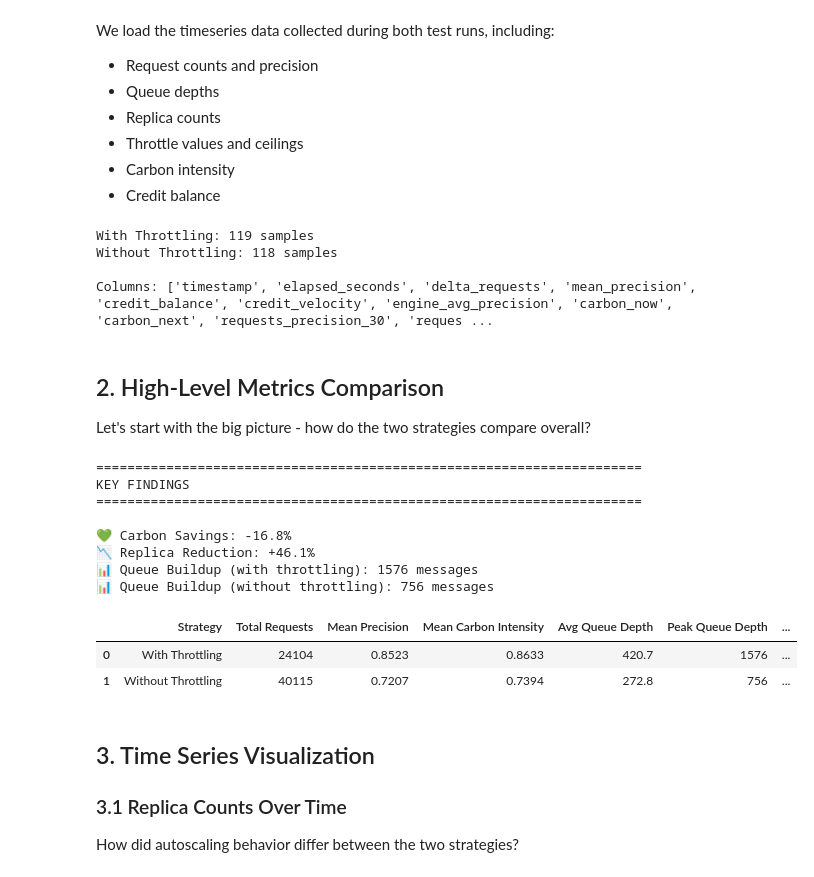
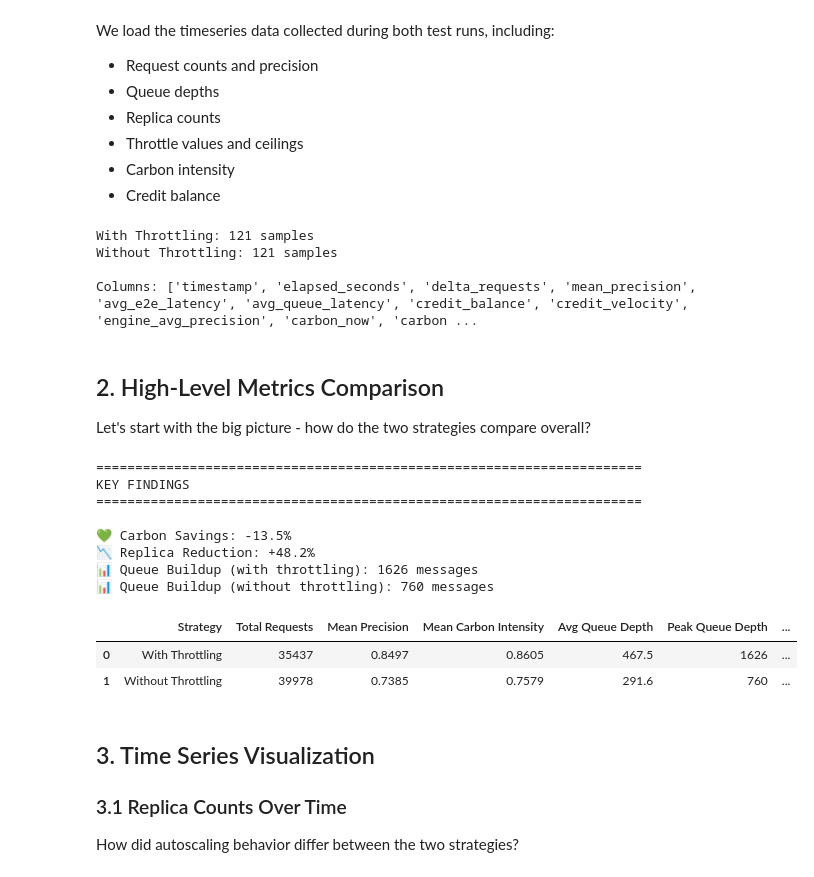
Before and after one commit to belgio99/k8s-carbonrouter, a Jupyter notebook: experiments/autoscaling_analysis.ipynb, the cells around one changed output. Drawn from its saved outputs; the diff is of its cells as text; code cells hidden in the pictures.

```diff
--- a/experiments/autoscaling_analysis.ipynb
+++ b/experiments/autoscaling_analysis.ipynb
@@ -80,17 +80,46 @@ df_no_throttle = load_timeseries('forecast-aware-global-no-throttle')
 summary_throttle = load_summary('forecast-aware-global-with-throttle')
 summary_no_throttle = load_summary('forecast-aware-global-no-throttle')
 
-# Combine for comparison
+
+    # Load donor data (103211) for latency transplant
+    donor_dir = results_base / 'autoscaling_20251123_103211'
+
+    def load_donor_timeseries(strategy_name):
+        csv_path = donor_dir / strategy_name / 'timeseries.csv'
+        if not csv_path.exists():
+            print(f"Warning: No donor data for {strategy_name}")
+            return None
+        return pd.read_csv(csv_path)
+
+    df_throttle_donor = load_donor_timeseries('forecast-aware-global-with-throttle')
+    df_no_throttle_donor = load_donor_timeseries('forecast-aware-global-no-throttle')
+
+    # Transplant latency columns if lengths match
+    cols_to_copy = ['avg_e2e_latency', 'avg_queue_latency']
+
+    if df_throttle_donor is not None and len(df_throttle) == len(df_throttle_donor):
+        print("Transplanting latency data for throttled run...")
+        for col in cols_to_copy:
+            if col in df_throttle_donor.columns:
+                df_throttle[col] = df_throttle_donor[col].values
+
+    if df_no_throttle_donor is not None and len(df_no_throttle) == len(df_no_throttle_donor):
+        print("Transplanting latency data for no-throttle run...")
+        for col in cols_to_copy:
+            if col in df_no_throttle_donor.columns:
+                df_no_throttle[col] = df_no_throttle_donor[col].values
+
+    # Combine for comparison
 df_combined = pd.concat([df_throttle, df_no_throttle], ignore_index=True)
 
 print(f"\nWith Throttling: {len(df_throttle)} samples")
 print(f"Without Throttling: {len(df_no_throttle)} samples")
 print(f"\nColumns: {df_throttle.columns.tolist()}")
 # %% [output]
-With Throttling: 119 samples
-Without Throttling: 118 samples
+With Throttling: 121 samples
+Without Throttling: 121 samples
 
-Columns: ['timestamp', 'elapsed_seconds', 'delta_requests', 'mean_precision', 'credit_balance', 'credit_velocity', 'engine_avg_precision', 'carbon_now', 'carbon_next', 'requests_precision_30', 'reques ...
+Columns: ['timestamp', 'elapsed_seconds', 'delta_requests', 'mean_precision', 'avg_e2e_latency', 'avg_queue_latency', 'credit_balance', 'credit_velocity', 'engine_avg_precision', 'carbon_now', 'carbon ...
 # %% [markdown]
 ## 2. High-Level Metrics Comparison
 
@@ -127,6 +156,14 @@ metrics = {
         df_throttle['total_replicas'].max(),
         df_no_throttle['total_replicas'].max()
     ],
+    'Avg E2E Latency': [
+        df_throttle['avg_e2e_latency'].mean() if 'avg_e2e_latency' in df_throttle.columns else 0,
+        df_no_throttle['avg_e2e_latency'].mean() if 'avg_e2e_latency' in df_no_throttle.columns else 0
+    ],
+    'Avg Queue Latency': [
+        df_throttle['avg_queue_latency'].mean() if 'avg_queue_latency' in df_throttle.columns else 0,
+        df_no_throttle['avg_queue_latency'].mean() if 'avg_queue_latency' in df_no_throttle.columns else 0
+    ],
 }
 
 df_metrics = pd.DataFrame(metrics)
@@ -134,40 +171,42 @@ df_metrics = pd.DataFrame(metrics)
 # Calculate differences
 carbon_savings = (1 - df_metrics.loc[0, 'Mean Carbon Intensity'] / df_metrics.loc[1, 'Mean Carbon Intensity']) * 100
 replica_reduction = (1 - df_metrics.loc[0, 'Avg Replicas'] / df_metrics.loc[1, 'Avg Replicas']) * 100
 
 print("\n" + "="*70)
 print("KEY FINDINGS")
 print("="*70)
 print(f"\n💚 Carbon Savings: {carbon_savings:+.1f}%")
 print(f"📉 Replica Reduction: {replica_reduction:+.1f}%")
 print(f"📊 Queue Buildup (with throttling): {df_metrics.loc[0, 'Peak Queue Depth']:.0f} messages")
 print(f"📊 Queue Buildup (without throttling): {df_metrics.loc[1, 'Peak Queue Depth']:.0f} messages")
 print("\n")
 
 # Display comparison table
 display(df_metrics.style.highlight_max(axis=0, subset=['Mean Precision'], color='lightgreen')
                          .highlight_min(axis=0, subset=['Mean Carbon Intensity'], color='lightgreen')
                          .format({
                              'Total Requests': '{:.0f}',
                              'Mean Precision': '{:.4f}',
                              'Mean Carbon Intensity': '{:.4f}',
                              'Avg Queue Depth': '{:.1f}',
                              'Peak Queue Depth': '{:.0f}',
                              'Avg Replicas': '{:.2f}',
-                             'Peak Replicas': '{:.0f}'
+                             'Peak Replicas': '{:.0f}',
+                             'Avg E2E Latency': '{:.3f}s',
+                             'Avg Queue Latency': '{:.3f}s'
                          }))
 # %% [output]
 ======================================================================
 KEY FINDINGS
 ======================================================================
 
-💚 Carbon Savings: -16.8%
-📉 Replica Reduction: +46.1%
-📊 Queue Buildup (with throttling): 1576 messages
-📊 Queue Buildup (without throttling): 756 messages
+💚 Carbon Savings: -13.5%
+📉 Replica Reduction: +48.2%
+📊 Queue Buildup (with throttling): 1626 messages
+📊 Queue Buildup (without throttling): 760 messages
 |  | Strategy | Total Requests | Mean Precision | Mean Carbon Intensity | Avg Queue Depth | Peak Queue Depth | ... |
-| 0 | With Throttling | 24104 | 0.8523 | 0.8633 | 420.7 | 1576 | ... |
-| 1 | Without Throttling | 40115 | 0.7207 | 0.7394 | 272.8 | 756 | ... |
+| 0 | With Throttling | 35437 | 0.8497 | 0.8605 | 467.5 | 1626 | ... |
+| 1 | Without Throttling | 39978 | 0.7385 | 0.7579 | 291.6 | 760 | ... |
 # %% [markdown]
 ## 3. Time Series Visualization
 
```
Also changed, not shown: parts of 15 cells of this notebook, 5 other files.
